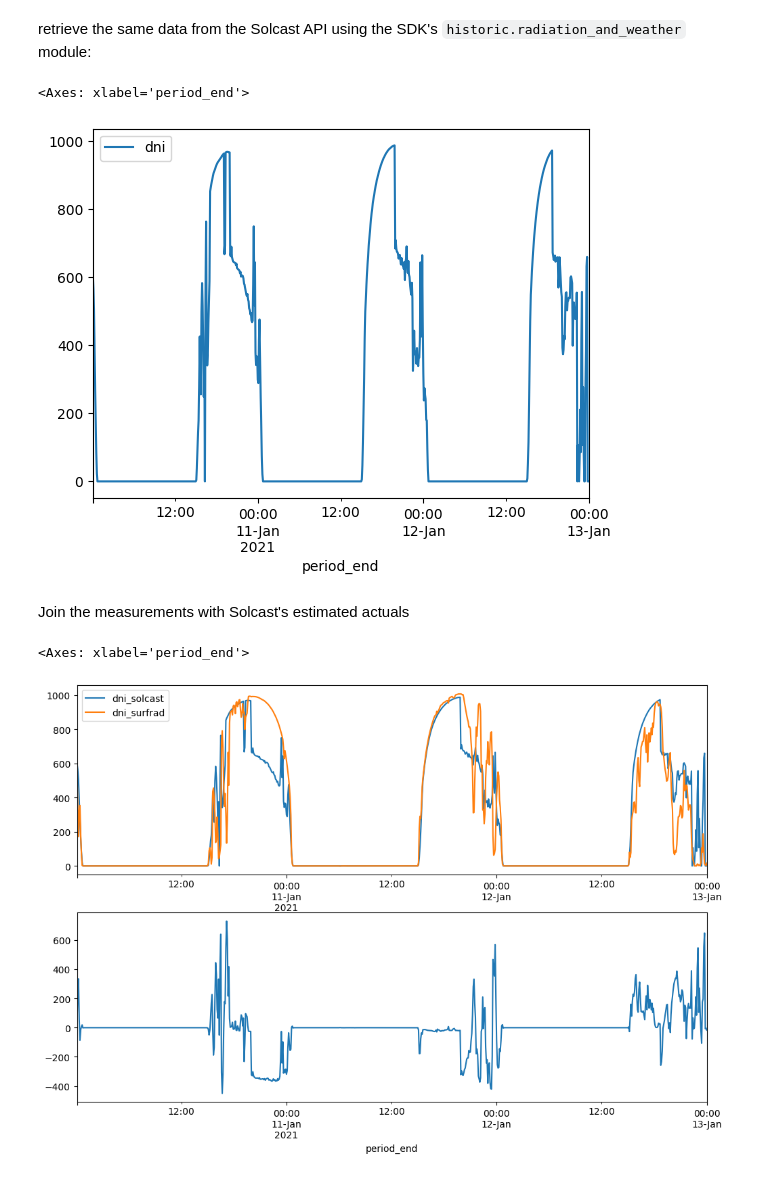
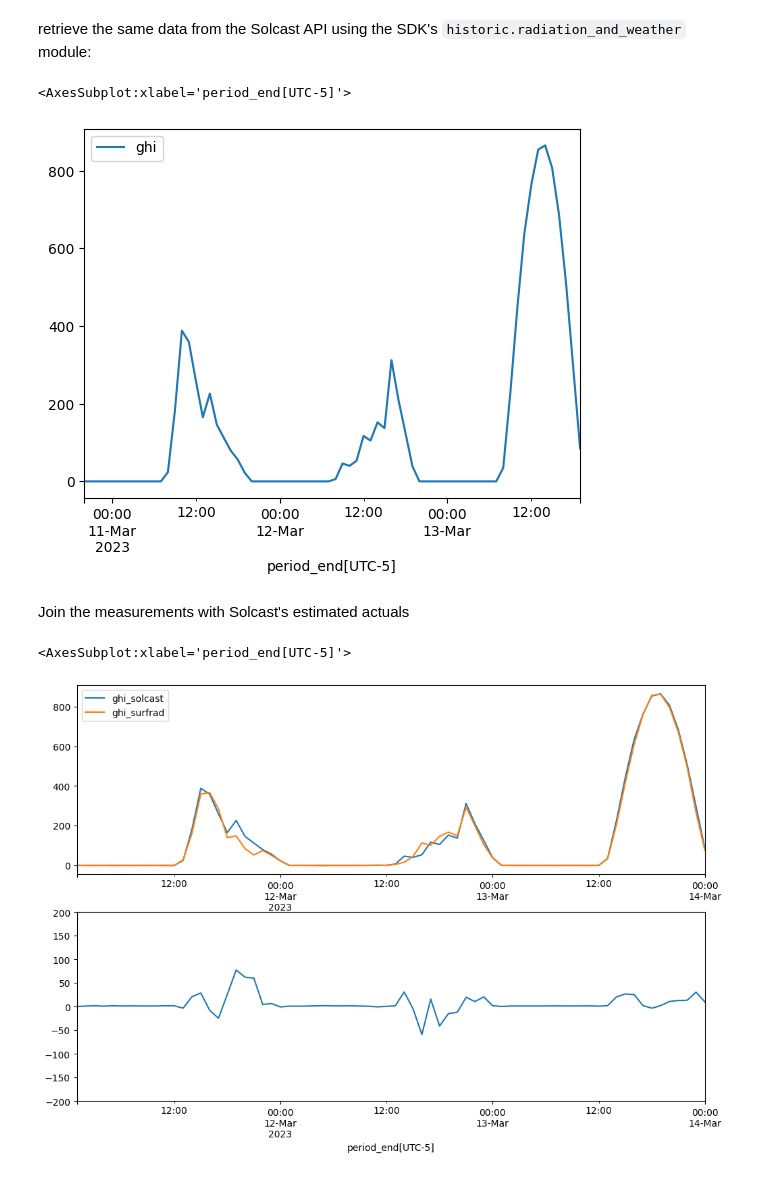
Before and after one commit to Solcast/solcast-api-python-sdk, a Jupyter notebook: docs/notebooks/Comparing Solcast API data with Surfrad measurements.ipynb, the cells around one changed output. Cells and saved outputs as stored; diff of their text form; code cells hidden in the pictures.

```diff
--- a/docs/notebooks/Comparing Solcast API data with Surfrad measurements.ipynb
+++ b/docs/notebooks/Comparing Solcast API data with Surfrad measurements.ipynb
@@ -10,10 +10,12 @@ from pvlib.iotools import read_surfrad
 
 measurements = []
 for d in [0, 1, 2]:
-    site = read_surfrad(f'https://gml.noaa.gov/aftp/data/radiation/surfrad/Desert_Rock_NV/2021/dra2101{d}.dat')
-    measurements.append(site[0]['dni'])
+    site = read_surfrad(f'https://gml.noaa.gov/aftp/data/radiation/surfrad/Goodwin_Creek_MS/2023/gwn2307{d}.dat')
+    measurements.append(site[0]['ghi'])
 
-# concatenate the 3 days of data and resample to 5 minutes
-measurements = pd.concat(measurements).resample('5Min', closed='right', label='right').mean()
+# concatenate the 3 days of data and resample to 60 minutes
+measurements = pd.concat(measurements).resample('60Min', closed='right', label='right').mean()
+measurements.index = measurements.index.tz_convert("-05:00:00")
+measurements.index.name = "period_end[UTC-5]"
 measurements.plot()
 # %% [output]
@@ -24,20 +26,23 @@ retrieve the same data from the Solcast API using the SDK's `historic.radiation_
 # %%
 from solcast import historic
 
+# NOTE: this will consume an API request!
 solcast = historic.radiation_and_weather(
-    latitude=site[1]['latitude'],
-    longitude=site[1]['longitude'],
-    output_parameters='dni',
+    latitude=34.2547,
+    longitude=-89.8729,
+    output_parameters='ghi',
     start=measurements.index.min(),
     end=measurements.index.max(),
-    period='PT5M'
+    period='PT60M',
+    timezone="-5"
 )
 
 solcast = solcast.to_pandas()
+solcast.index.name = "period_end[UTC-5]"
 solcast.plot()
 # %% [output]
-<Axes: xlabel='period_end'>
+<AxesSubplot:xlabel='period_end[UTC-5]'>
-[figure, old version]
+[figure, new version]
 # %% [markdown]
 Join the measurements with Solcast's estimated actuals
 # %%
@@ -47,7 +52,7 @@ df = solcast.join(measurements, lsuffix='_solcast', rsuffix='_surfrad')
 df.plot(ax=axs[0])
 
 # compute MAE
-(df.dni_solcast - df.dni_surfrad).plot(ax=axs[1])
+(df['ghi_solcast'] - df['ghi_surfrad']).plot(ax=axs[1], ylim=[-200,200])
 # %% [output]
-<Axes: xlabel='period_end'>
+<AxesSubplot:xlabel='period_end[UTC-5]'>
-[figure, old version]
+[figure, new version]
```
Also changed, not shown: parts of 3 cells of this notebook, 1 other file.
